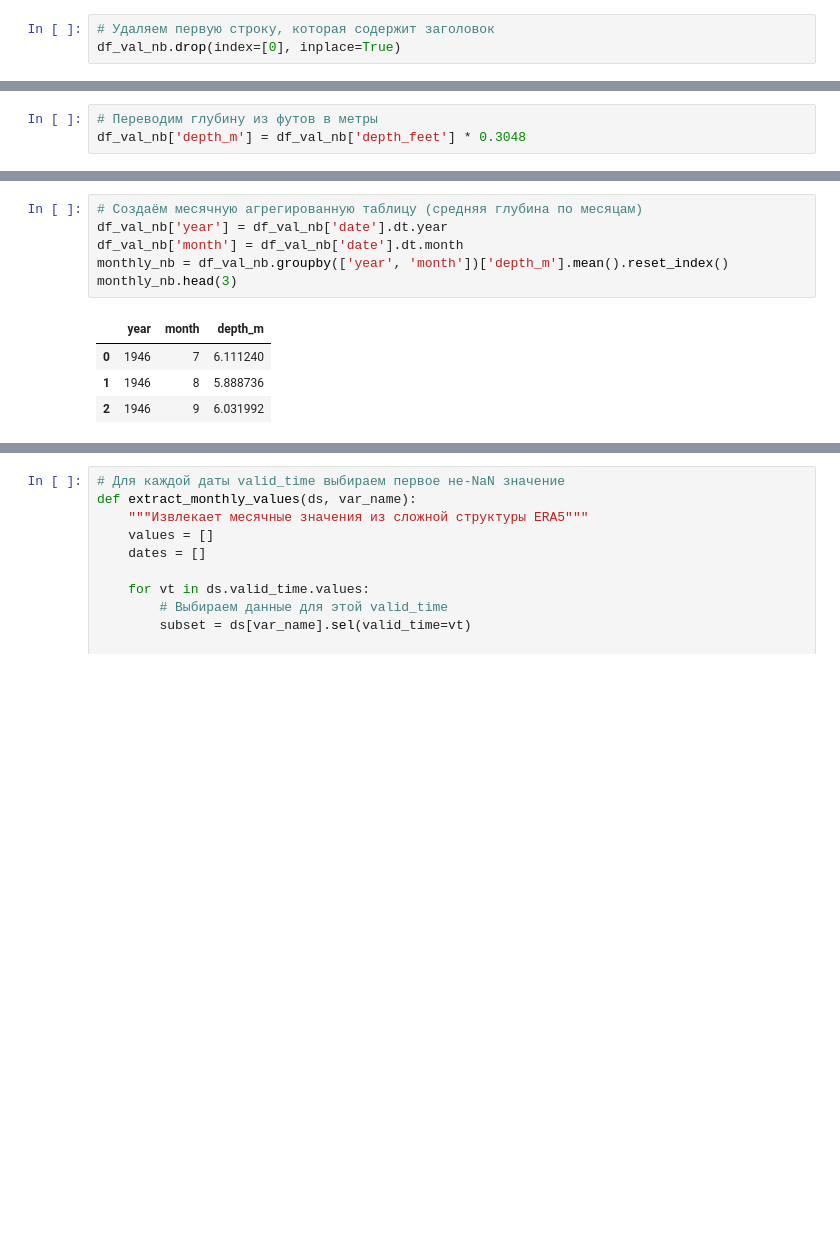
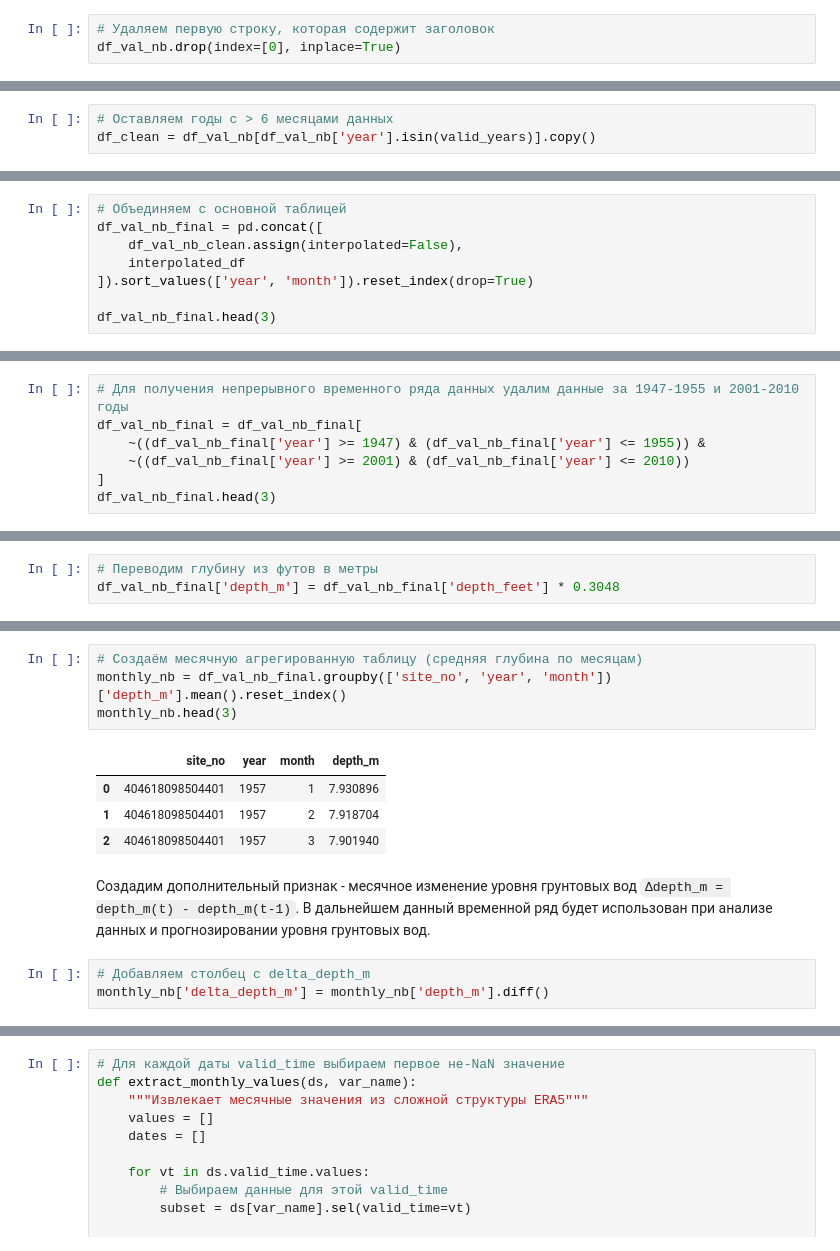
Before and after one commit to lizakoreko/SF_GIT_PJ_FINAL, a Jupyter notebook: project_FINAL/Project_FINAL.ipynb, the cells around one changed output, grey strips where cells are left out. Cells and saved outputs as stored; diff of their text form; blank space fills up the shorter version.

```diff
--- a/project_FINAL/Project_FINAL.ipynb
+++ b/project_FINAL/Project_FINAL.ipynb
@@ -118,0 +133,3 @@ df_val_nb.describe()
+# %%
+# Оставляем годы с > 6 месяцами данных
+df_clean = df_val_nb[df_val_nb['year'].isin(valid_years)].copy()
@@ -118,0 +188,8 @@ df_val_nb.describe()
+# %%
+# Объединяем с основной таблицей
+df_val_nb_final = pd.concat([
+    df_val_nb_clean.assign(interpolated=False),
+    interpolated_df
+]).sort_values(['year', 'month']).reset_index(drop=True)
+
+df_val_nb_final.head(3)
@@ -118,0 +216,7 @@ df_val_nb.describe()
+# %%
+# Для получения непрерывного временного ряда данных удалим данные за 1947-1955 и 2001-2010 годы
+df_val_nb_final = df_val_nb_final[
+    ~((df_val_nb_final['year'] >= 1947) & (df_val_nb_final['year'] <= 1955)) &
+    ~((df_val_nb_final['year'] >= 2001) & (df_val_nb_final['year'] <= 2010))
+]
+df_val_nb_final.head(3)
@@ -119,3 +256,3 @@ df_val_nb.describe()
 # %%
 # Переводим глубину из футов в метры
-df_val_nb['depth_m'] = df_val_nb['depth_feet'] * 0.3048
+df_val_nb_final['depth_m'] = df_val_nb_final['depth_feet'] * 0.3048
@@ -122,14 +271,17 @@ df_val_nb['depth_m'] = df_val_nb['depth_feet'] * 0.3048
 # %%
 # Создаём месячную агрегированную таблицу (средняя глубина по месяцам)
-df_val_nb['year'] = df_val_nb['date'].dt.year
-df_val_nb['month'] = df_val_nb['date'].dt.month
-monthly_nb = df_val_nb.groupby(['year', 'month'])['depth_m'].mean().reset_index()
+monthly_nb = df_val_nb_final.groupby(['site_no', 'year', 'month'])['depth_m'].mean().reset_index()
 monthly_nb.head(3)
 # %% [output]
-|  | year | month | depth_m |
-| 0 | 1946 | 7 | 6.111240 |
-| 1 | 1946 | 8 | 5.888736 |
-| 2 | 1946 | 9 | 6.031992 |
+|  | site_no | year | month | depth_m |
+| 0 | 404618098504401 | 1957 | 1 | 7.930896 |
+| 1 | 404618098504401 | 1957 | 2 | 7.918704 |
+| 2 | 404618098504401 | 1957 | 3 | 7.901940 |
+# %% [markdown]
+Cоздадим дополнительный признак - месячное изменение уровня грунтовых вод ``Δdepth_m = depth_m(t) - depth_m(t-1)``. В дальнейшем данный временной ряд будет использован при анализе данных и прогнозировании уровня грунтовых вод.
+# %%
+# Добавляем cтолбец с delta_depth_m
+monthly_nb['delta_depth_m'] = monthly_nb['depth_m'].diff()
 # %%
 # Добавляем cтолбец с датой первого числа месяца
 monthly_nb['month_start'] = pd.to_datetime(monthly_nb[['year', 'month']].assign(day=1))
```
Also changed, not shown: parts of 177 cells of this notebook, 18 other files.
